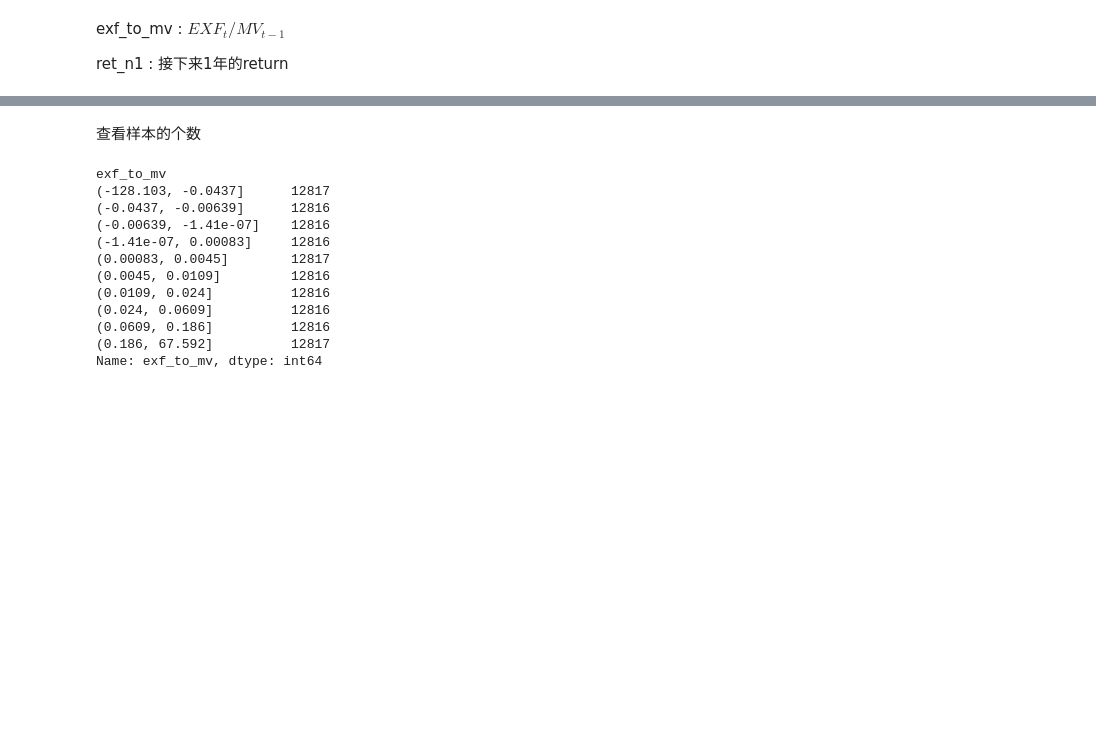
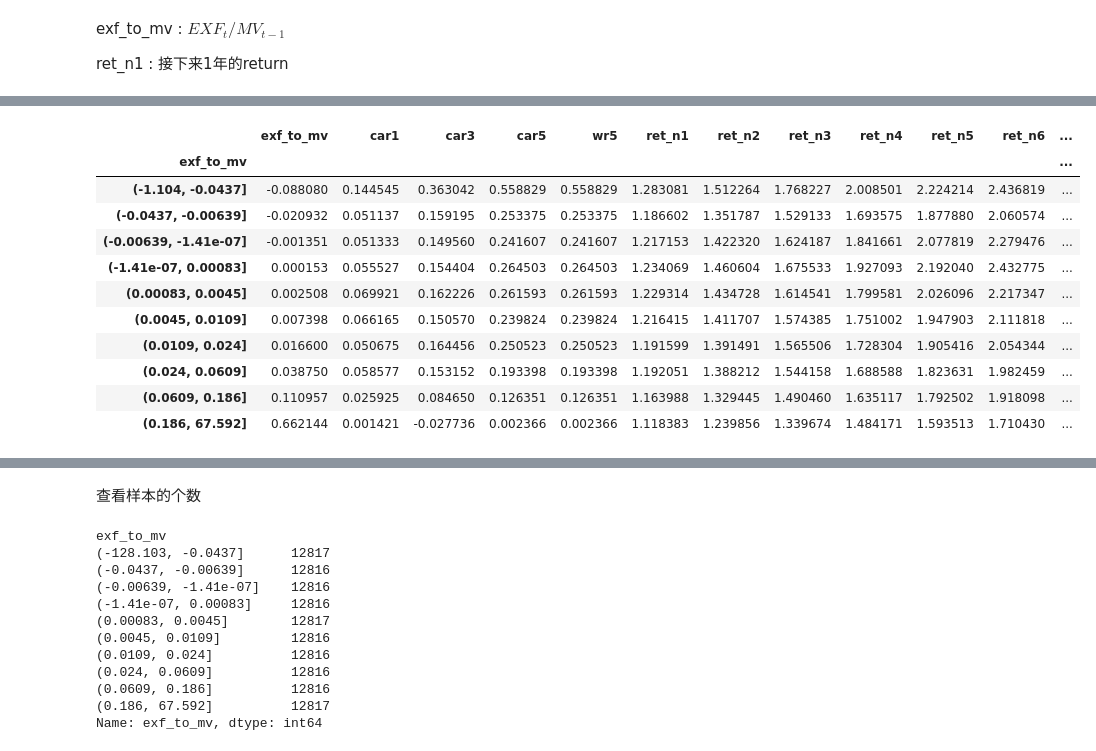
Before and after one commit to dxcv/strategy_research, a Jupyter notebook: wrds/calculate exf car wr.ipynb, the cells around one changed output, grey strips where cells are left out. Drawn from its saved outputs; the diff is of its cells as text; code cells hidden in the pictures; blank space fills up the shorter version.

```diff
--- a/wrds/calculate exf car wr.ipynb
+++ b/wrds/calculate exf car wr.ipynb
@@ -98,3 +165,22 @@ ret_n1 : 接下来1年的return
+# %%
+per1 = np.linspace(0,1,11).tolist()
+bins = crsp_fa1.describe(percentiles=per1).exf_to_mv.iloc[4:-1].tolist()
+bins = [bins[0]-1] + bins[1:]
+# bins = bins[:-1] + [bins[-1]-1]
+crsp_fa1.groupby(pd.cut(crsp_fa1.exf_to_mv,bins, right=True)).mean().drop(['mv', 'retx_p1', 'exf'], axis=1)
+# %% [output]
+|  | exf_to_mv | car1 | car3 | car5 | wr5 | ret_n1 | ret_n2 | ret_n3 | ret_n4 | ret_n5 | ret_n6 | ... |
+| exf_to_mv |  |  |  |  |  |  |  |  |  |  |  | ... |
+| (-1.104, -0.0437] | -0.088080 | 0.144545 | 0.363042 | 0.558829 | 0.558829 | 1.283081 | 1.512264 | 1.768227 | 2.008501 | 2.224214 | 2.436819 | ... |
+| (-0.0437, -0.00639] | -0.020932 | 0.051137 | 0.159195 | 0.253375 | 0.253375 | 1.186602 | 1.351787 | 1.529133 | 1.693575 | 1.877880 | 2.060574 | ... |
+| (-0.00639, -1.41e-07] | -0.001351 | 0.051333 | 0.149560 | 0.241607 | 0.241607 | 1.217153 | 1.422320 | 1.624187 | 1.841661 | 2.077819 | 2.279476 | ... |
+| (-1.41e-07, 0.00083] | 0.000153 | 0.055527 | 0.154404 | 0.264503 | 0.264503 | 1.234069 | 1.460604 | 1.675533 | 1.927093 | 2.192040 | 2.432775 | ... |
+| (0.00083, 0.0045] | 0.002508 | 0.069921 | 0.162226 | 0.261593 | 0.261593 | 1.229314 | 1.434728 | 1.614541 | 1.799581 | 2.026096 | 2.217347 | ... |
+| (0.0045, 0.0109] | 0.007398 | 0.066165 | 0.150570 | 0.239824 | 0.239824 | 1.216415 | 1.411707 | 1.574385 | 1.751002 | 1.947903 | 2.111818 | ... |
+| (0.0109, 0.024] | 0.016600 | 0.050675 | 0.164456 | 0.250523 | 0.250523 | 1.191599 | 1.391491 | 1.565506 | 1.728304 | 1.905416 | 2.054344 | ... |
+| (0.024, 0.0609] | 0.038750 | 0.058577 | 0.153152 | 0.193398 | 0.193398 | 1.192051 | 1.388212 | 1.544158 | 1.688588 | 1.823631 | 1.982459 | ... |
+| (0.0609, 0.186] | 0.110957 | 0.025925 | 0.084650 | 0.126351 | 0.126351 | 1.163988 | 1.329445 | 1.490460 | 1.635117 | 1.792502 | 1.918098 | ... |
+| (0.186, 67.592] | 0.662144 | 0.001421 | -0.027736 | 0.002366 | 0.002366 | 1.118383 | 1.239856 | 1.339674 | 1.484171 | 1.593513 | 1.710430 | ... |
 # %%
 per1 = np.linspace(0,1,11).tolist()
 bins = crsp_fa.describe(percentiles=per1).exf_to_mv.iloc[4:-1].tolist()
```
Also changed, not shown: parts of 10 cells of this notebook, 6 other files.
